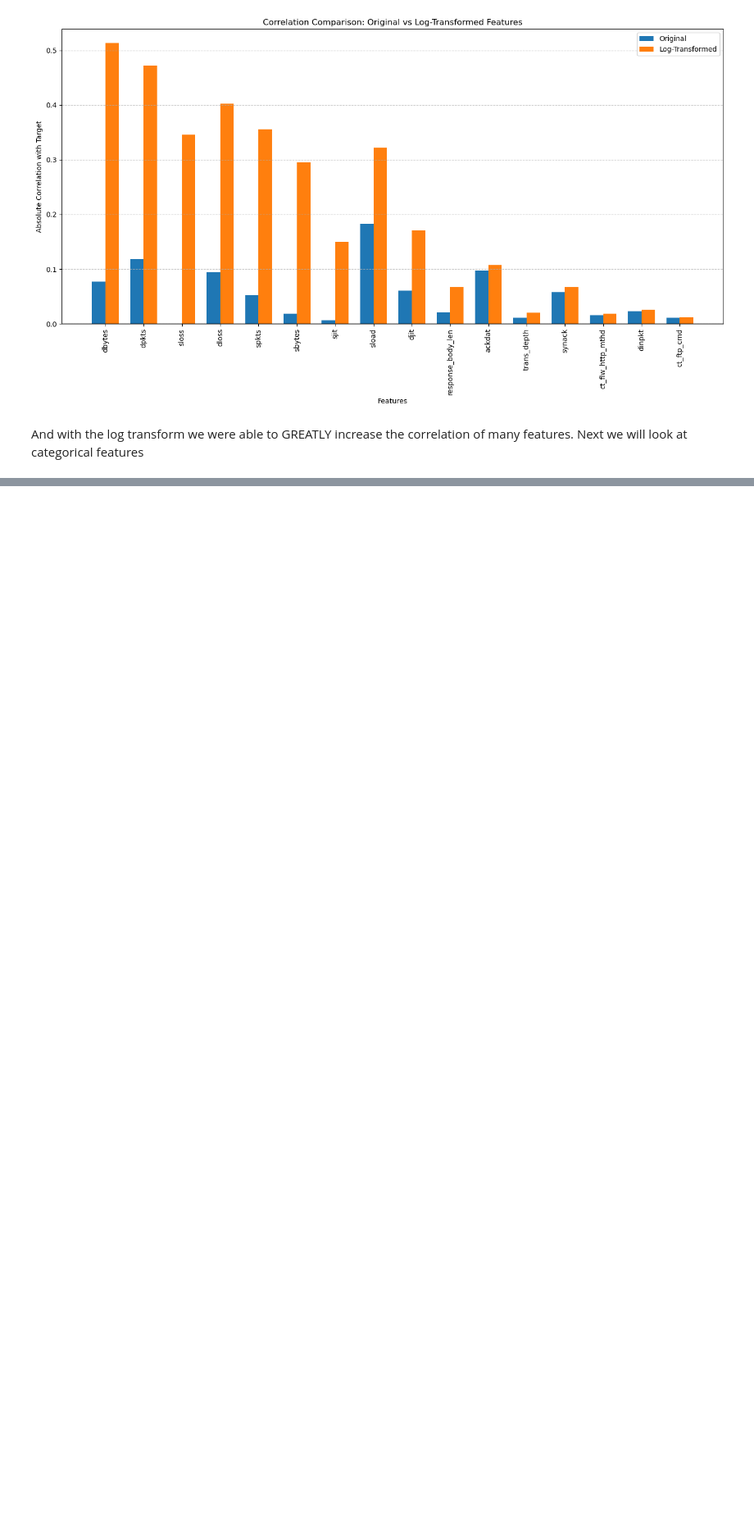
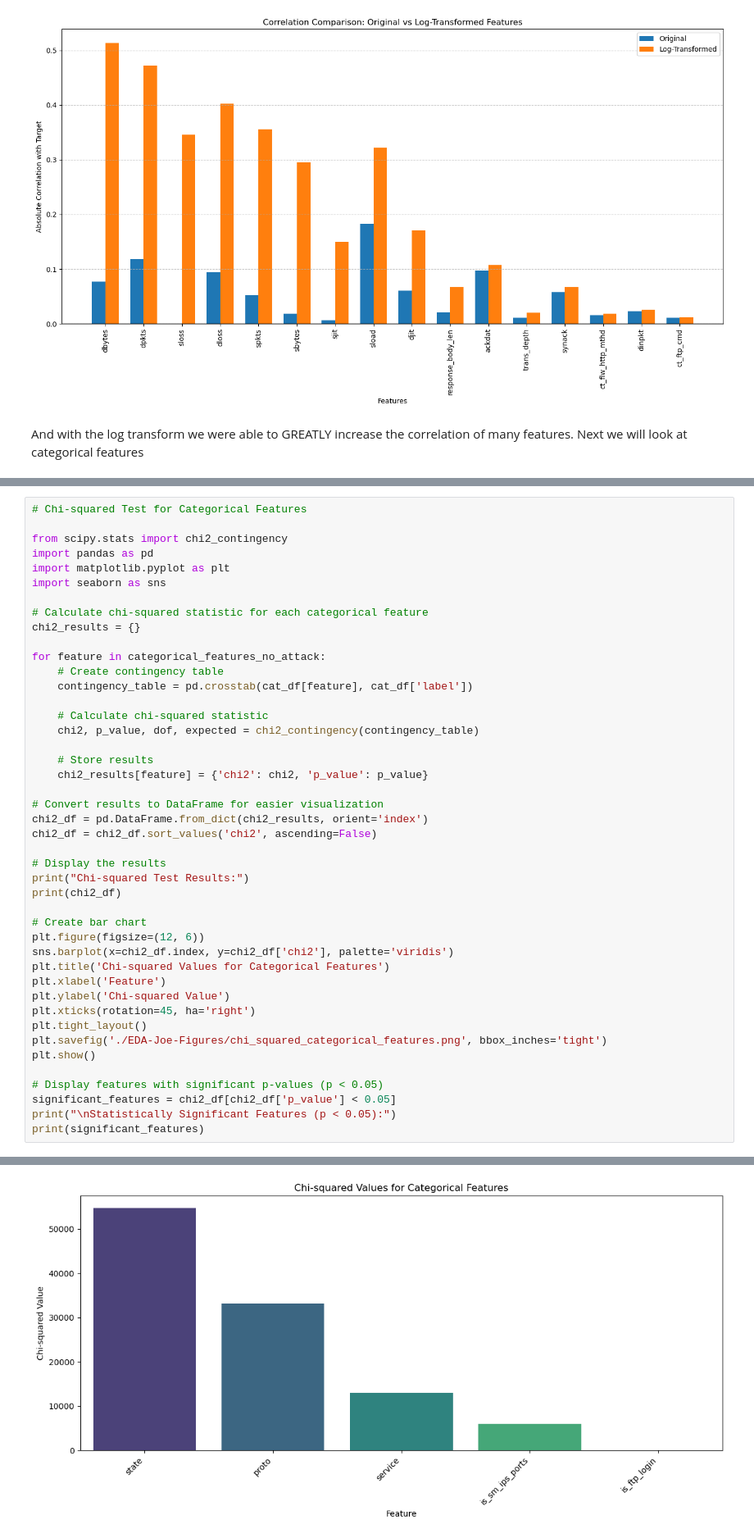
Before and after one commit to joe-broder15/ML-Intrusion-Detection, a Jupyter notebook: notebooks/EDA-Joe.ipynb, the cells around one changed output, grey strips where cells are left out. Shown at 82% size. Cells and saved outputs as stored; diff of their text form; blank space fills up the shorter version.

```diff
--- a/notebooks/EDA-Joe.ipynb
+++ b/notebooks/EDA-Joe.ipynb
@@ -523,0 +590,45 @@ And with the log transform we were able to GREATLY increase the correlation of m
+# %%
+# Chi-squared Test for Categorical Features
+
+from scipy.stats import chi2_contingency
+import pandas as pd
+import matplotlib.pyplot as plt
+import seaborn as sns
+
+# Calculate chi-squared statistic for each categorical feature
+chi2_results = {}
+
+for feature in categorical_features_no_attack:
+    # Create contingency table
+    contingency_table = pd.crosstab(cat_df[feature], cat_df['label'])
+
+    # Calculate chi-squared statistic
+    chi2, p_value, dof, expected = chi2_contingency(contingency_table)
+
+    # Store results
+    chi2_results[feature] = {'chi2': chi2, 'p_value': p_value}
+
+# Convert results to DataFrame for easier visualization
+chi2_df = pd.DataFrame.from_dict(chi2_results, orient='index')
+chi2_df = chi2_df.sort_values('chi2', ascending=False)
+
+# Display the results
+print("Chi-squared Test Results:")
+print(chi2_df)
+
+# Create bar chart
+plt.figure(figsize=(12, 6))
+sns.barplot(x=chi2_df.index, y=chi2_df['chi2'], palette='viridis')
+plt.title('Chi-squared Values for Categorical Features')
+plt.xlabel('Feature')
+plt.ylabel('Chi-squared Value')
+plt.xticks(rotation=45, ha='right')
+plt.tight_layout()
+plt.savefig('./EDA-Joe-Figures/chi_squared_categorical_features.png', bbox_inches='tight')
+plt.show()
+
+# Display features with significant p-values (p < 0.05)
+significant_features = chi2_df[chi2_df['p_value'] < 0.05]
+print("\nStatistically Significant Features (p < 0.05):")
+print(significant_features)
+# %% [output]
@@ -523,0 +645 @@ And with the log transform we were able to GREATLY increase the correlation of m
+[figure, added]
```
Also changed, not shown: parts of 14 cells of this notebook, 1 other file.
